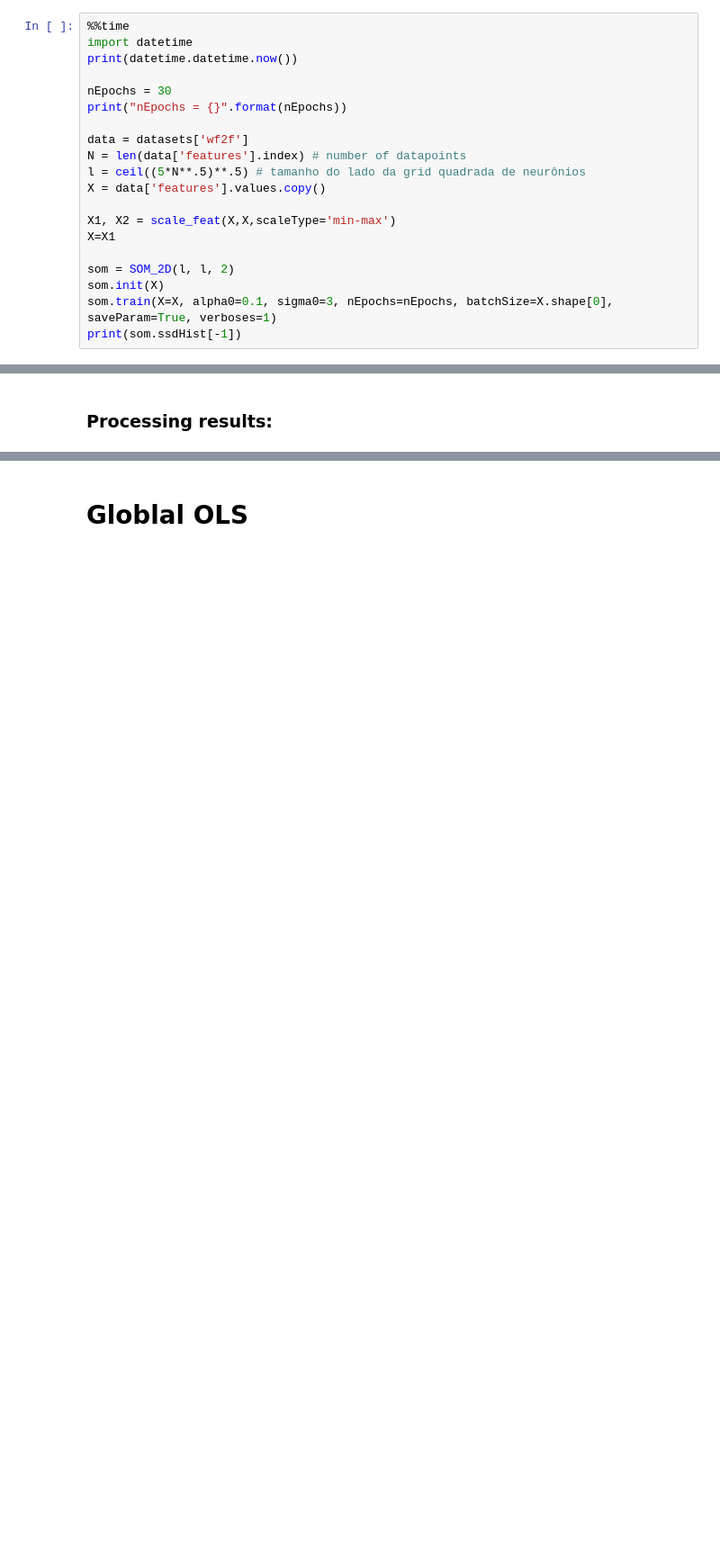
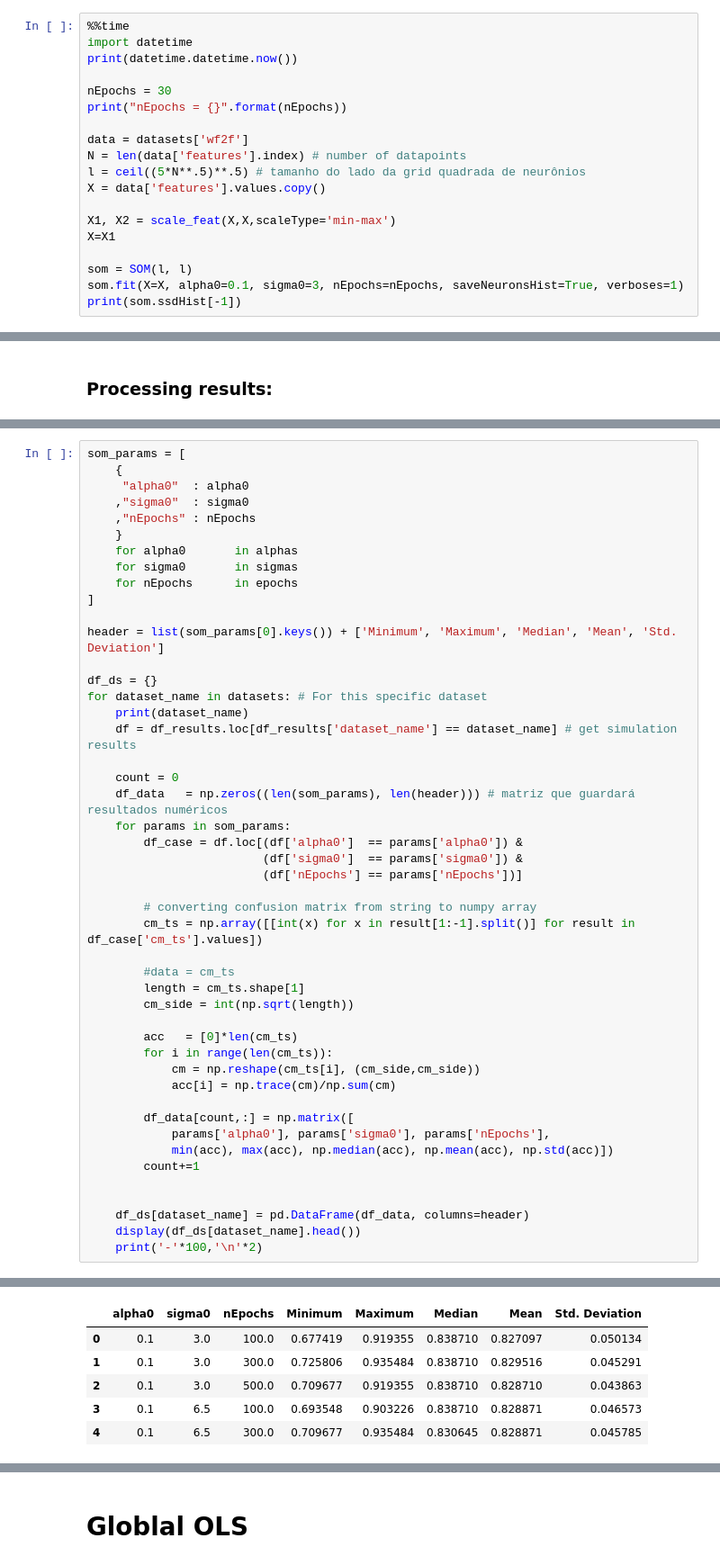
Before and after one commit to RomuloDrumond/Classification-by-regional-modeling, a Jupyter notebook: Classification by regional modeling.ipynb, the cells around one changed output, grey strips where cells are left out. Shown at 90% size. Saved outputs shown, nothing was run; the diff lists cells and outputs as text; blank space fills up the shorter version.

```diff
--- a/Classification by regional modeling.ipynb
+++ b/Classification by regional modeling.ipynb
@@ -380,7 +347,6 @@ X = data['features'].values.copy()
 X1, X2 = scale_feat(X,X,scaleType='min-max')
 X=X1
 
-som = SOM_2D(l, l, 2)
-som.init(X)
-som.train(X=X, alpha0=0.1, sigma0=3, nEpochs=nEpochs, batchSize=X.shape[0], saveParam=True, verboses=1)
+som = SOM(l, l)
+som.fit(X=X, alpha0=0.1, sigma0=3, nEpochs=nEpochs, saveNeuronsHist=True, verboses=1)
 print(som.ssdHist[-1])
@@ -934,0 +1028,48 @@ df
+# %%
+som_params = [
+    {
+     "alpha0"  : alpha0
+    ,"sigma0"  : sigma0
+    ,"nEpochs" : nEpochs
+    }
+    for alpha0       in alphas
+    for sigma0       in sigmas
+    for nEpochs      in epochs
+]
+
+header = list(som_params[0].keys()) + ['Minimum', 'Maximum', 'Median', 'Mean', 'Std. Deviation']
+
+df_ds = {}
+for dataset_name in datasets: # For this specific dataset
+    print(dataset_name)
+    df = df_results.loc[df_results['dataset_name'] == dataset_name] # get simulation results
+
+    count = 0
+    df_data   = np.zeros((len(som_params), len(header))) # matriz que guardará resultados numéricos
+    for params in som_params:
+        df_case = df.loc[(df['alpha0']  == params['alpha0']) &
+                         (df['sigma0']  == params['sigma0']) &
+                         (df['nEpochs'] == params['nEpochs'])]
+
+        # converting confusion matrix from string to numpy array
+        cm_ts = np.array([[int(x) for x in result[1:-1].split()] for result in df_case['cm_ts'].values])
+
+        #data = cm_ts
+        length = cm_ts.shape[1]
+        cm_side = int(np.sqrt(length))
+
+        acc   = [0]*len(cm_ts)
+        for i in range(len(cm_ts)):
+            cm = np.reshape(cm_ts[i], (cm_side,cm_side))
+            acc[i] = np.trace(cm)/np.sum(cm)
+
+        df_data[count,:] = np.matrix([
+            params['alpha0'], params['sigma0'], params['nEpochs'],
+            min(acc), max(acc), np.median(acc), np.mean(acc), np.std(acc)])
+        count+=1
+
+
+    df_ds[dataset_name] = pd.DataFrame(df_data, columns=header)
+    display(df_ds[dataset_name].head())
+    print('-'*100,'\n'*2)
+# %% [output]
@@ -934,0 +1077,6 @@ df
+|  | alpha0 | sigma0 | nEpochs | Minimum | Maximum | Median | Mean | Std. Deviation |
+| 0 | 0.1 | 3.0 | 100.0 | 0.677419 | 0.919355 | 0.838710 | 0.827097 | 0.050134 |
+| 1 | 0.1 | 3.0 | 300.0 | 0.725806 | 0.935484 | 0.838710 | 0.829516 | 0.045291 |
+| 2 | 0.1 | 3.0 | 500.0 | 0.709677 | 0.919355 | 0.838710 | 0.828710 | 0.043863 |
+| 3 | 0.1 | 6.5 | 100.0 | 0.693548 | 0.903226 | 0.838710 | 0.828871 | 0.046573 |
+| 4 | 0.1 | 6.5 | 300.0 | 0.709677 | 0.935484 | 0.830645 | 0.828871 | 0.045785 |
```
Also changed, not shown: parts of 49 cells of this notebook, 27 other files.
